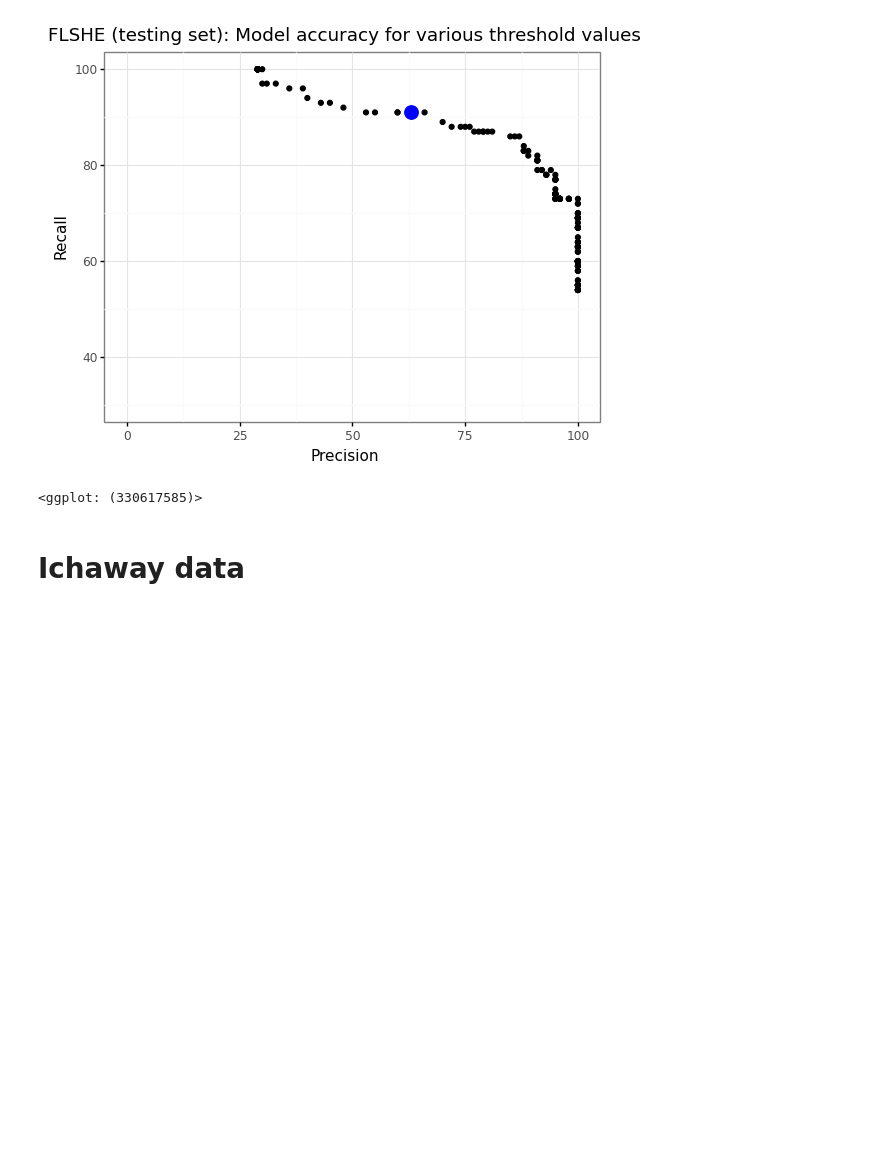
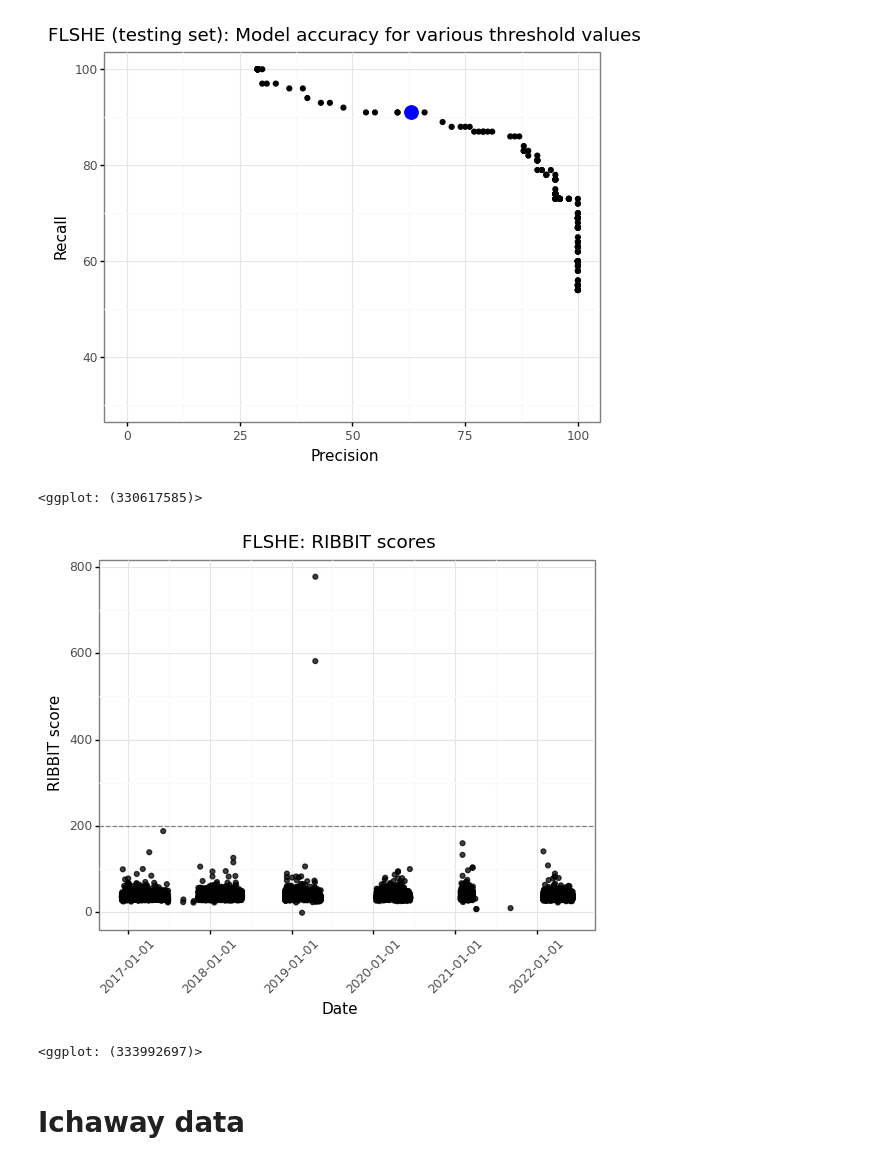
Before and after one commit to mayalapp/ga-frog-id, a Jupyter notebook: python-ribbit/data_cleaning.ipynb, the cells around one changed output. Drawn from its saved outputs; the diff is of its cells as text; code cells hidden in the pictures; blank space fills up the shorter version.

```diff
--- a/python-ribbit/data_cleaning.ipynb
+++ b/python-ribbit/data_cleaning.ipynb
@@ -263,6 +269,18 @@ accuracy_flshe = calc_accuracy(verified_flshe, cutoffs)
 # %% [output]
 [figure]
 <ggplot: (330617585)>
+# %%
+# plot ribbit scores
+df = rs_flshe[rs_flshe['logger']==403]
+(ggplot(df, aes(x = 'date', y = 'score'))+
+       geom_point(alpha = 0.75)+
+        labs(x  = "Date", y = "RIBBIT score", title = "FLSHE: RIBBIT scores")+
+        theme_bw()+
+         geom_hline(yintercept = 200, color = 'gray', linetype = 'dashed') +
+        theme(axis_text_x = element_text(angle = 45)))
+# %% [output]
+[figure, added]
+<ggplot: (333992697)>
 # %% [markdown]
 # Ichaway data
 # %% [markdown]
```
Also changed, not shown: parts of 5 cells of this notebook, 1 other file.
